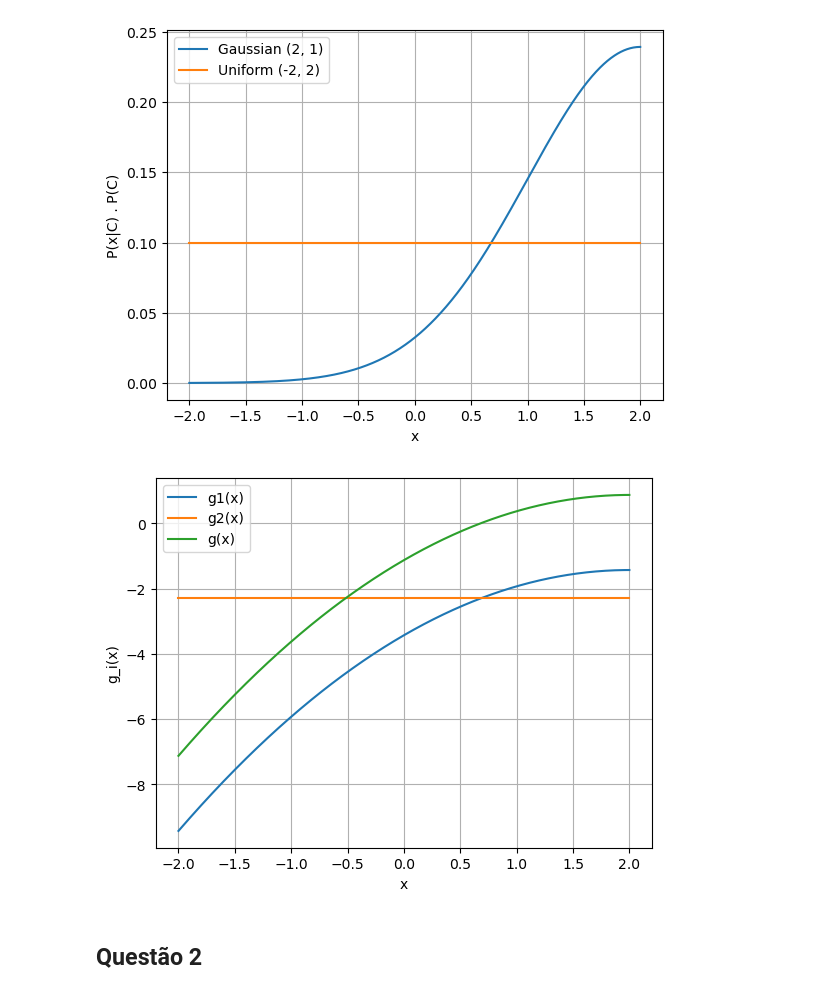
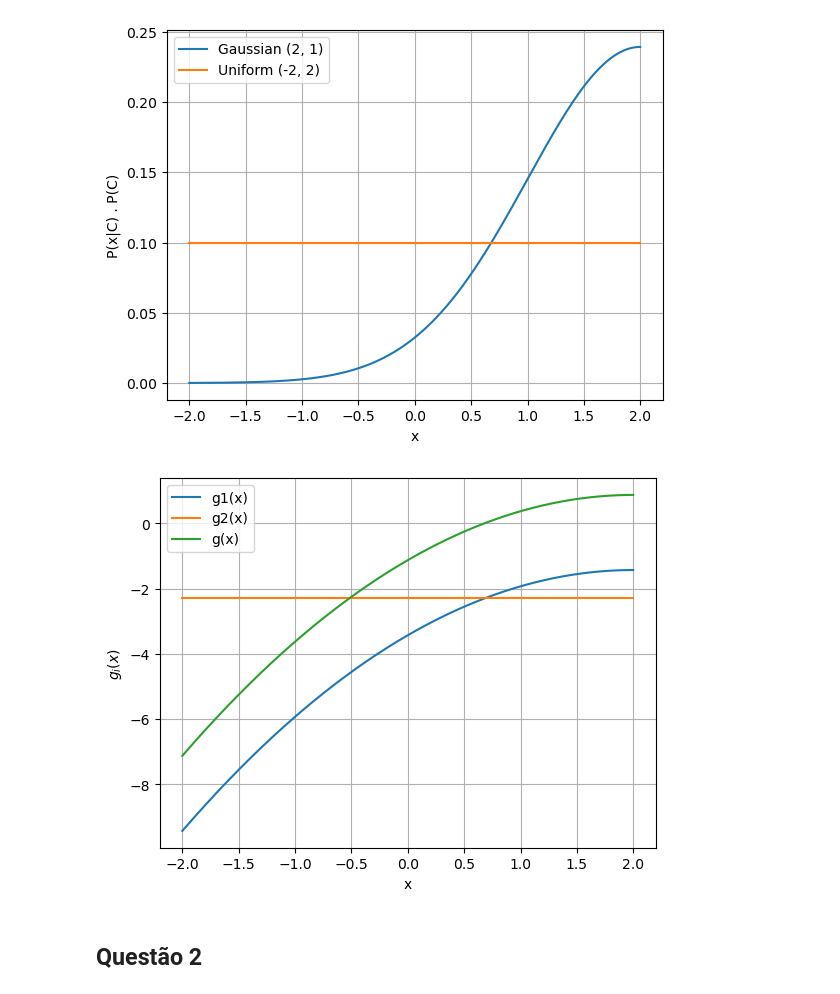
Before and after one commit to HenriqueTogo/machine-learning, a Jupyter notebook: Lista02/lista_02_231111280.ipynb, the cells around one changed output. Saved outputs shown, nothing was run; the diff lists cells and outputs as text; code cells hidden in the pictures.

```diff
--- a/Lista02/lista_02_231111280.ipynb
+++ b/Lista02/lista_02_231111280.ipynb
@@ -41,14 +41,14 @@ g = g1 - g2
 # %%
 plt.plot(x, g1)
 plt.plot(x, g2)
 plt.plot(x, g)
 plt.legend(['g1(x)', 'g2(x)', 'g(x)'])
 plt.xlabel('x')
-plt.ylabel('g_i(x)')
+plt.ylabel('$g_{i}(x)$')
 plt.grid('on')
 plt.show()
 # %% [output]
-[figure, old version]
+[figure, new version]
 # %% [markdown]
 ## Questão 2
 # %%
```
